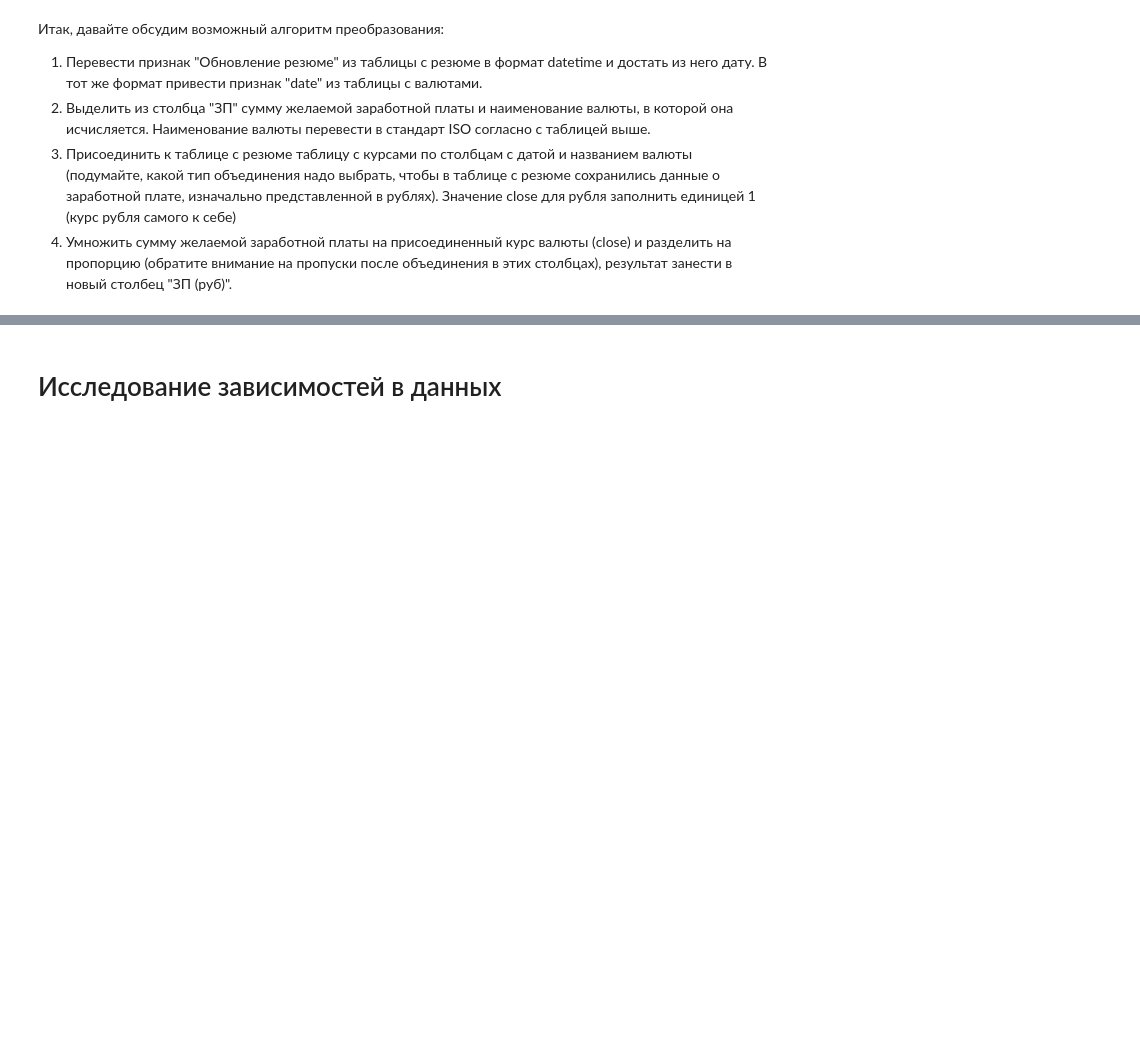
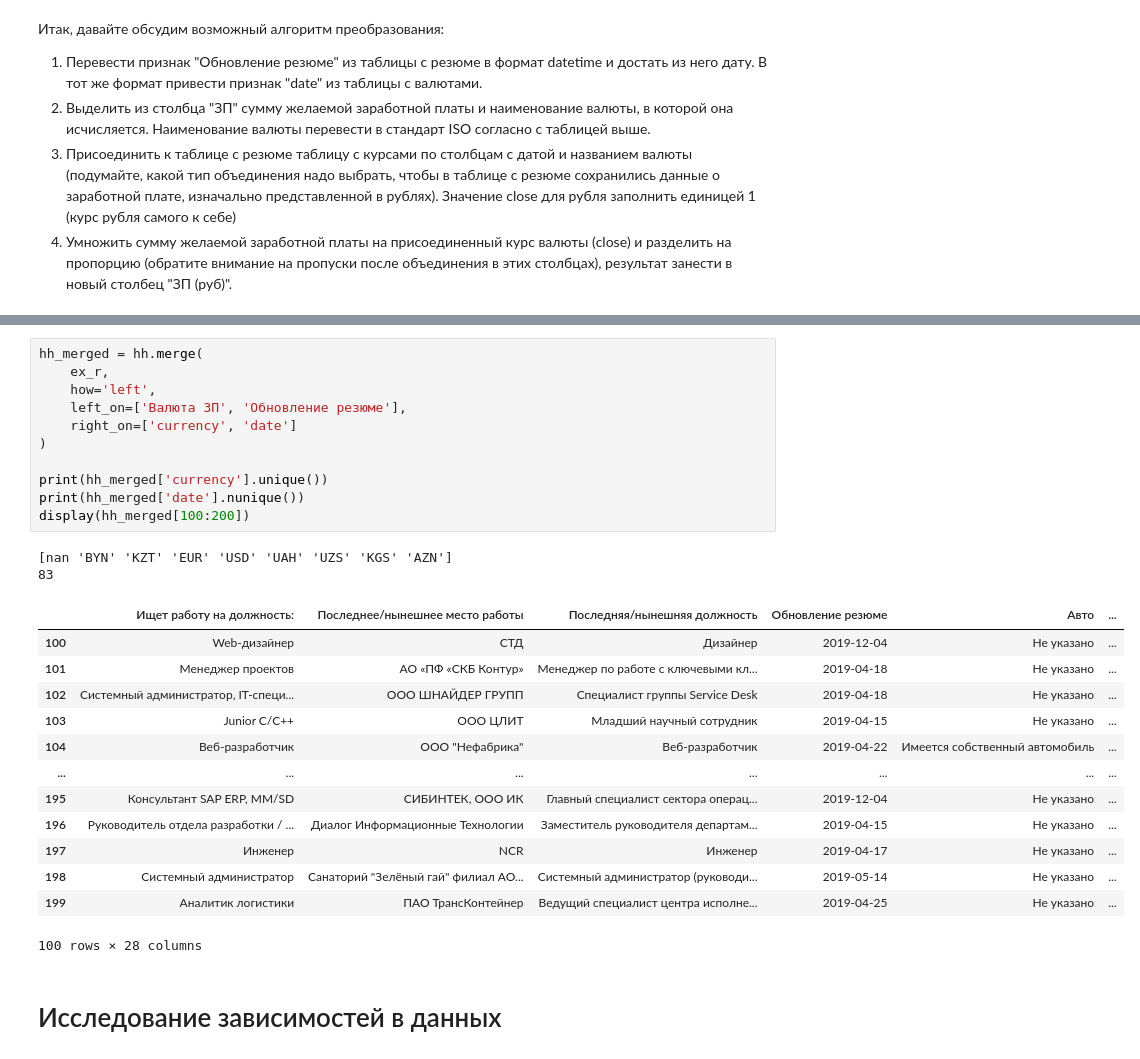
Before and after one commit to Breesy4/SF_PROJECT1, a Jupyter notebook: Project/Ноутбук-шаблон Project 1.ipynb, the cells around one changed output, grey strips where cells are left out. Cells and saved outputs as stored; diff of their text form; blank space fills up the shorter version.

```diff
--- a/Project/Ноутбук-шаблон Project 1.ipynb
+++ b/Project/Ноутбук-шаблон Project 1.ipynb
@@ -472,3 +577,30 @@ display(hh)
+# %%
+hh_merged = hh.merge(
+    ex_r,
+    how='left',
+    left_on=['Валюта ЗП', 'Обновление резюме'],
+    right_on=['currency', 'date']
+)
+
+print(hh_merged['currency'].unique())
+print(hh_merged['date'].nunique())
+display(hh_merged[100:200])
+# %% [output]
+[nan 'BYN' 'KZT' 'EUR' 'USD' 'UAH' 'UZS' 'KGS' 'AZN']
+83
+|  | Ищет работу на должность: | Последнее/нынешнее место работы | Последняя/нынешняя должность | Обновление резюме | Авто | ... |
+| 100 | Web-дизайнер | СТД | Дизайнер | 2019-12-04 | Не указано | ... |
+| 101 | Менеджер проектов | АО «ПФ «СКБ Контур» | Менеджер по работе с ключевыми кл... | 2019-04-18 | Не указано | ... |
+| 102 | Cистемный администратор, IT-специ... | ООО ШНАЙДЕР ГРУПП | Специалист группы Service Desk | 2019-04-18 | Не указано | ... |
+| 103 | Junior C/C++ | ООО ЦЛИТ | Младший научный сотрудник | 2019-04-15 | Не указано | ... |
+| 104 | Веб-разработчик | ООО "Нефабрика" | Веб-разработчик | 2019-04-22 | Имеется собственный автомобиль | ... |
+| ... | ... | ... | ... | ... | ... | ... |
+| 195 | Консультант SAP ERP, MM/SD | СИБИНТЕК, ООО ИК | Главный специалист сектора операц... | 2019-12-04 | Не указано | ... |
+| 196 | Руководитель отдела разработки / ... | Диалог Информационные Технологии | Заместитель руководителя департам... | 2019-04-15 | Не указано | ... |
+| 197 | Инженер | NCR | Инженер | 2019-04-17 | Не указано | ... |
+| 198 | Системный администратор | Санаторий "Зелёный гай" филиал АО... | Системный администратор (руководи... | 2019-05-14 | Не указано | ... |
+| 199 | Аналитик логистики | ПАО ТрансКонтейнер | Ведущий специалист центра исполне... | 2019-04-25 | Не указано | ... |
+100 rows × 28 columns
 # %% [markdown]
 # Исследование зависимостей в данных
 # %% [markdown]
```
Also changed, not shown: parts of 5 cells of this notebook, 1 other file.
